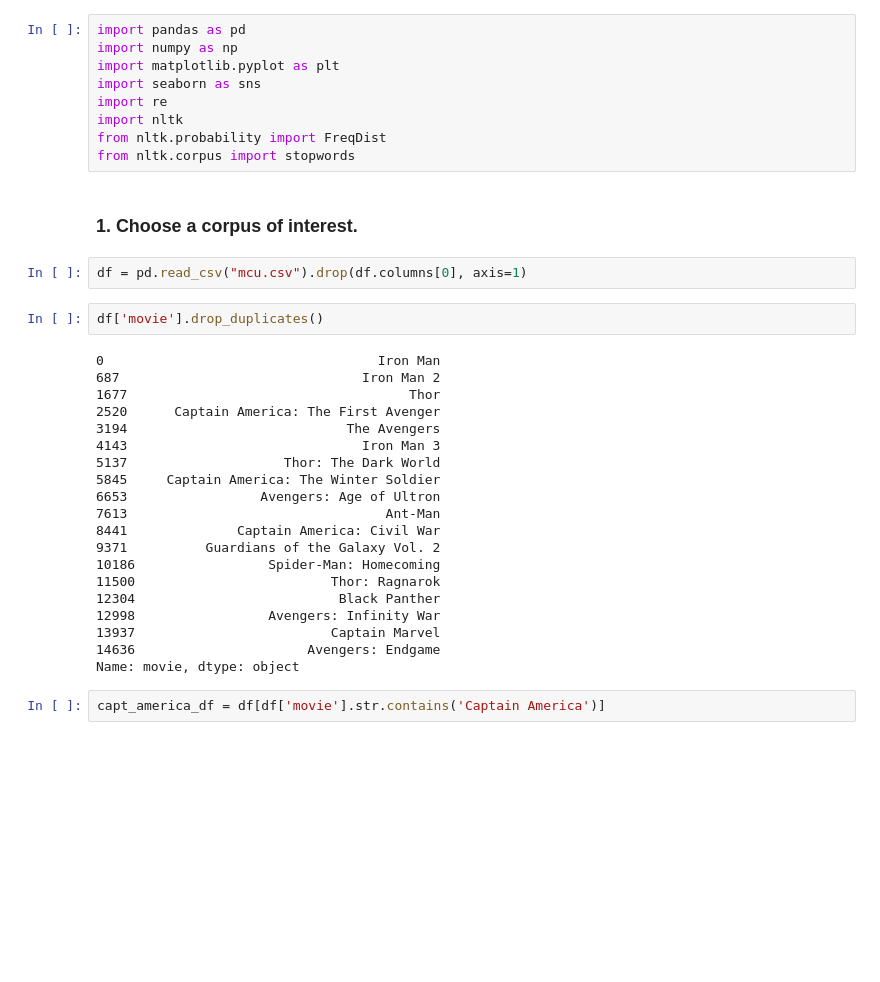
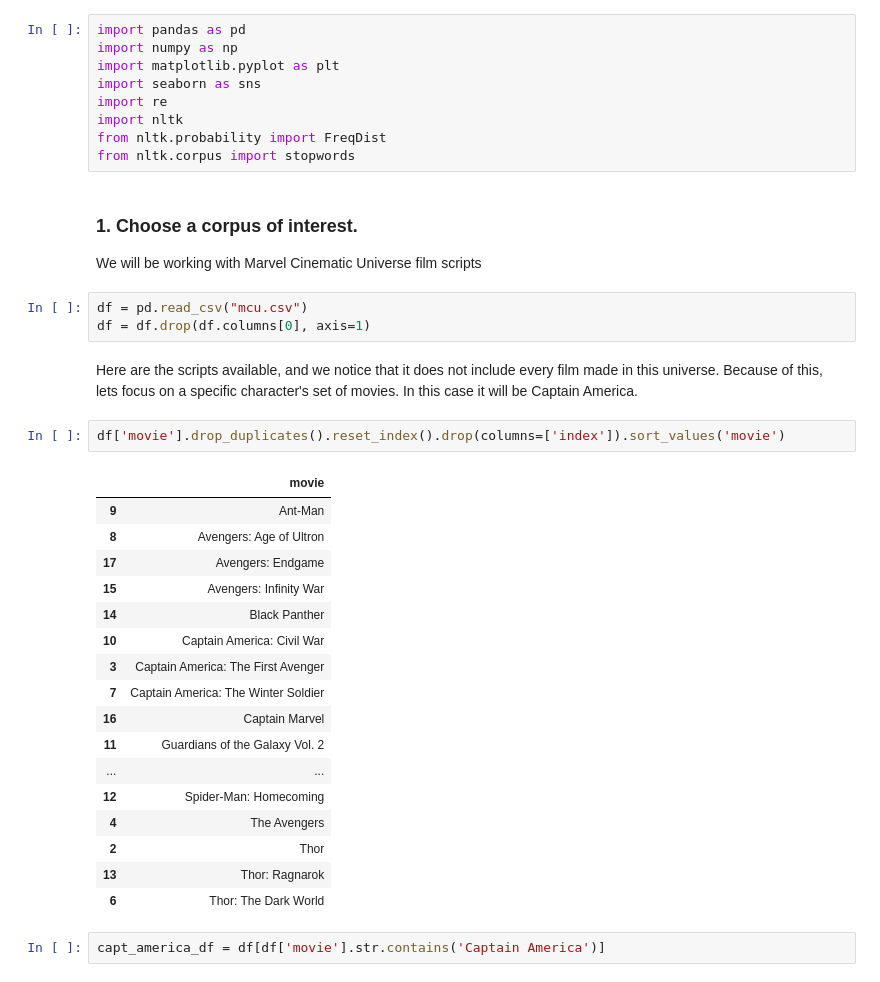
Before and after one commit to hellojohncruz/DATA-620, a Jupyter notebook: High Frequency Words/high_freq_words.ipynb, the cells around one changed output. Saved outputs shown, nothing was run; the diff lists cells and outputs as text; blank space fills up the shorter version.

```diff
--- a/High Frequency Words/high_freq_words.ipynb
+++ b/High Frequency Words/high_freq_words.ipynb
@@ -13,30 +17,33 @@ from nltk.probability import FreqDist
 from nltk.corpus import stopwords
 # %% [markdown]
 ### 1. Choose a corpus of interest.
+
+We will be working with Marvel Cinematic Universe film scripts
 # %%
-df = pd.read_csv("mcu.csv").drop(df.columns[0], axis=1)
+df = pd.read_csv("mcu.csv")
+df = df.drop(df.columns[0], axis=1)
+# %% [markdown]
+Here are the scripts available, and we notice that it does not include every film made in this universe. Because of this, lets focus on a specific character's set of movies. In this case it will be Captain America.
 # %%
-df['movie'].drop_duplicates()
+df['movie'].drop_duplicates().reset_index().drop(columns=['index']).sort_values('movie')
 # %% [output]
-0                                   Iron Man
-687                               Iron Man 2
-1677                                    Thor
-2520      Captain America: The First Avenger
-3194                            The Avengers
-4143                              Iron Man 3
-5137                    Thor: The Dark World
-5845     Captain America: The Winter Soldier
-6653                 Avengers: Age of Ultron
-7613                                 Ant-Man
-8441              Captain America: Civil War
-9371          Guardians of the Galaxy Vol. 2
-10186                 Spider-Man: Homecoming
-11500                         Thor: Ragnarok
-12304                          Black Panther
-12998                 Avengers: Infinity War
-13937                         Captain Marvel
-14636                      Avengers: Endgame
-Name: movie, dtype: object
+|  | movie |
+| 9 | Ant-Man |
+| 8 | Avengers: Age of Ultron |
+| 17 | Avengers: Endgame |
+| 15 | Avengers: Infinity War |
+| 14 | Black Panther |
+| 10 | Captain America: Civil War |
+| 3 | Captain America: The First Avenger |
+| 7 | Captain America: The Winter Soldier |
+| 16 | Captain Marvel |
+| 11 | Guardians of the Galaxy Vol. 2 |
+| ... | ... |
+| 12 | Spider-Man: Homecoming |
+| 4 | The Avengers |
+| 2 | Thor |
+| 13 | Thor: Ragnarok |
+| 6 | Thor: The Dark World |
 # %%
 capt_america_df = df[df['movie'].str.contains('Captain America')]
 # %%
```
Also changed, not shown: parts of 15 cells of this notebook.
